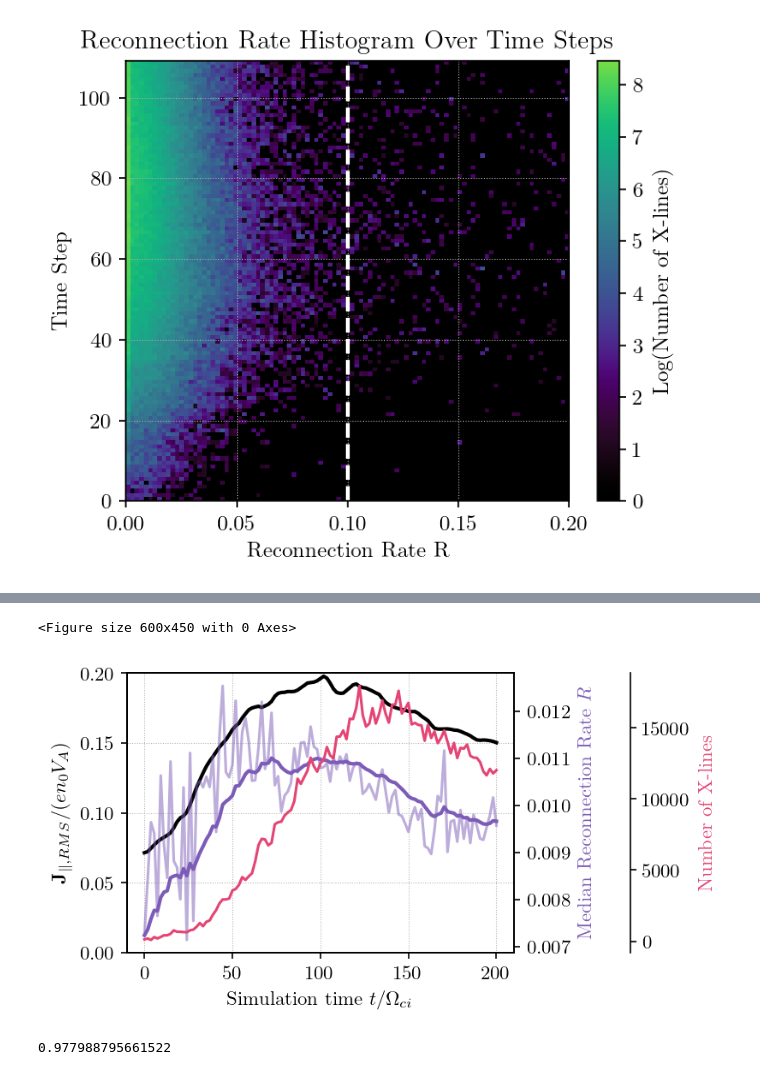
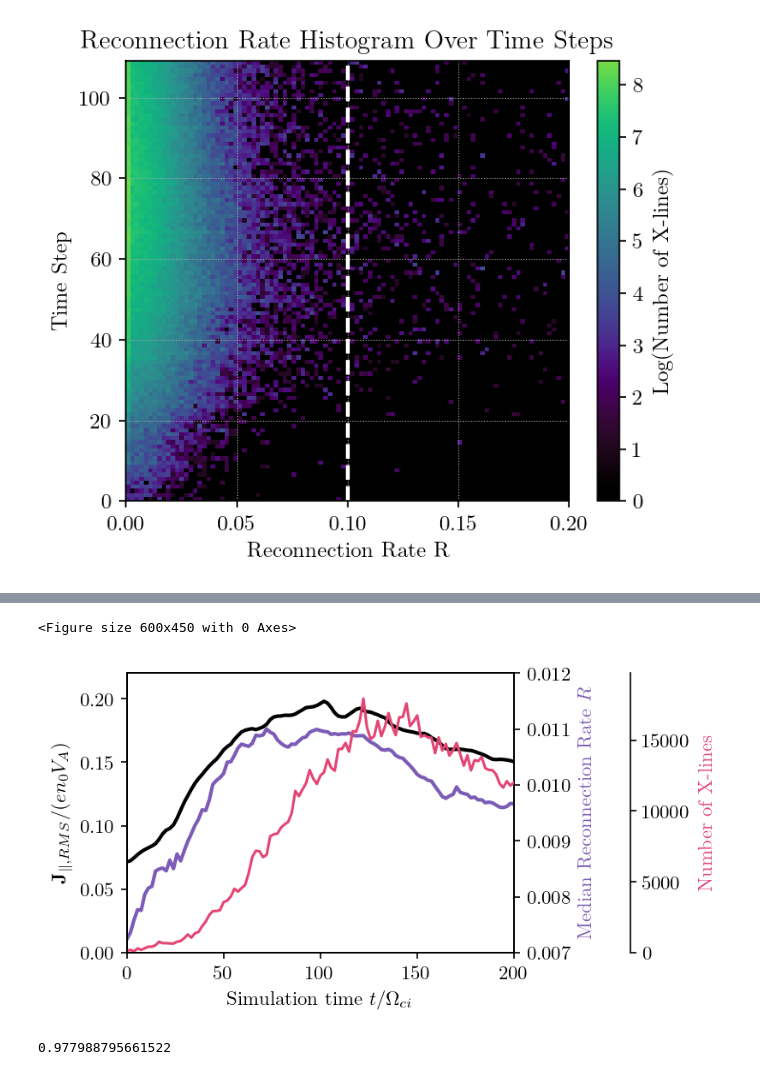
Before and after one commit to maxawake/Magnetic-Reconnection-Visualization, a Jupyter notebook: notebooks/load_reconnection_rate.ipynb, the cells around one changed output, grey strips where cells are left out. Cells and saved outputs as stored; diff of their text form; code cells hidden in the pictures.

```diff
--- a/notebooks/load_reconnection_rate.ipynb
+++ b/notebooks/load_reconnection_rate.ipynb
@@ -138,11 +148,13 @@ plt.show()
 # %%
 current_density = np.loadtxt("/home/max/Repos/Magnetic-Reconnection-Visualization/data/solar_wind_current_density.dat")
+
 
 def exponential_moving_average(x, alpha=0.1):
     ema = [x[0]]
     for i in range(1, len(x)):
         ema.append(alpha * x[i] + (1 - alpha) * ema[-1])
     return np.array(ema)
+
 
 def get_max_reconnection(datapath):
     data = np.loadtxt(datapath)
@@ -155,46 +167,59 @@ def get_max_reconnection(datapath):
 
     return max_r, len(data)
 
-plt.figure(figsize=(4,3), dpi=150)
+
+plt.figure(figsize=(4, 3), dpi=150)
 
 max_reconnection_rates = []
 number_of_lines = []
 time_steps = []
 for i, datapath in enumerate(all_files):
     max_r, n = get_max_reconnection(datapath)
     max_reconnection_rates.append(max_r)
     number_of_lines.append(n)
     time_steps.append(i)
 
-fig, ax1 = plt.subplots(figsize=(6,3), dpi=150)
+fig, ax1 = plt.subplots(figsize=(6, 3), dpi=150)
+
+ax1.set_xlim(0, 200)
 
 ax2 = ax1.twinx()
 ax3 = ax1.twinx()
 
 ax3.spines.right.set_position(("axes", 1.3))
 
 xlin = np.linspace(0, 200, len(max_reconnection_rates))
 
-ax3.plot(xlin,number_of_lines, color="#e54575", linewidth=1.5)
+ax3.plot(xlin, number_of_lines, color="#e54575", linewidth=1.5)
 ax3.set_ylabel("Number of X-lines", color="#e54575")
 ax3.grid(False)
+ax3.set_ylim(0, np.max(number_of_lines) * 1.1)
 
-ax1.plot(xlin,current_density[:,1], color="black", linewidth=2)
-ax1.set_ylim(0,0.2)
+ax1.plot(xlin, current_density[:, 1], color="black", linewidth=2)
+ax1.set_ylim(0, 0.22)
 ax1.set_xlabel(r"Simulation time $t/\Omega_{ci}$")
 ax1.set_ylabel(r"$\mathbf{J}_{\|,RMS}/(e n_0 V_A)$", color="black")
+ax1.grid(False)
 
-ax2.plot(xlin, max_reconnection_rates, color=gcolor("violet"), linewidth=1.5, alpha=0.5, label="Reconnection Rate $R$")
+# ax2.plot(xlin, max_reconnection_rates, color=gcolor("violet"), linewidth=1.5, alpha=0.5, label="Reconnection Rate $R$")
 ax2.set_ylabel("Median Reconnection Rate $R$", color=gcolor("violet"))
 ax2.grid(False)
+ax2.set_ylim(0.007, 0.012)
 
-ax2.plot(xlin, exponential_moving_average(max_reconnection_rates, alpha=0.1), color=gcolor("violet"), linestyle="-", linewidth=2, label="EMA Reconnection Rate $R$")
+ax2.plot(
+    xlin,
+    exponential_moving_average(max_reconnection_rates, alpha=0.1),
+    color=gcolor("violet"),
+    linestyle="-",
+    linewidth=2,
+    label="EMA Reconnection Rate $R$",
+)
 
 
 plt.tight_layout()
-plt.savefig("num_points_lines.png", dpi=300)
+plt.savefig("num_points_lines.png", dpi=300, bbox_inches='tight', pad_inches=0)
 plt.show()
 # %% [output]
 <Figure size 600x450 with 0 Axes>
-[figure, old version]
+[figure, new version]
 # %%
```
Also changed, not shown: parts of 7 cells of this notebook, 2 other files.
